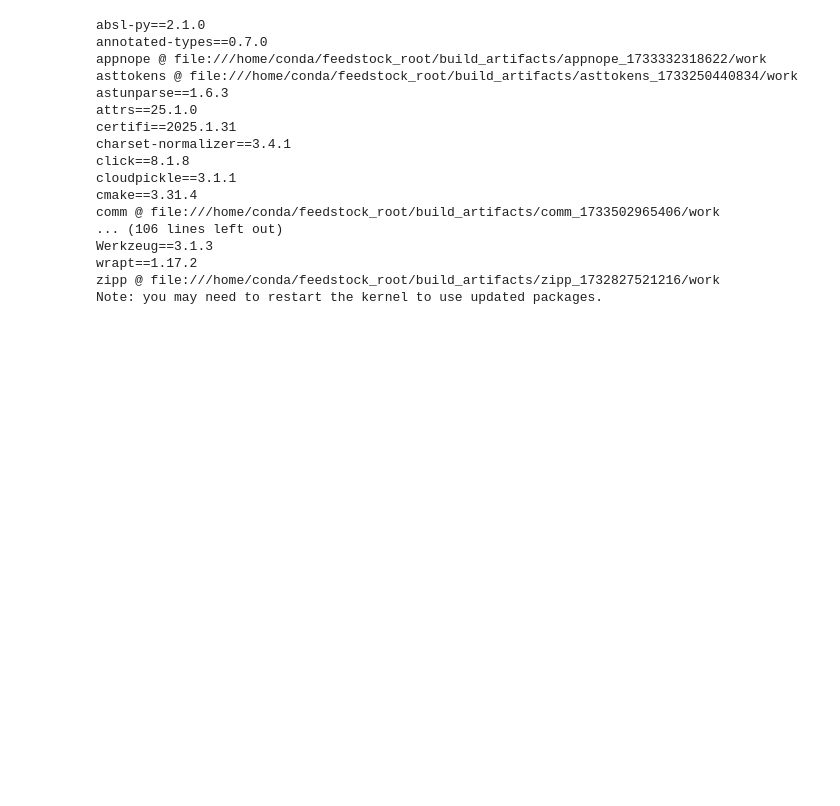
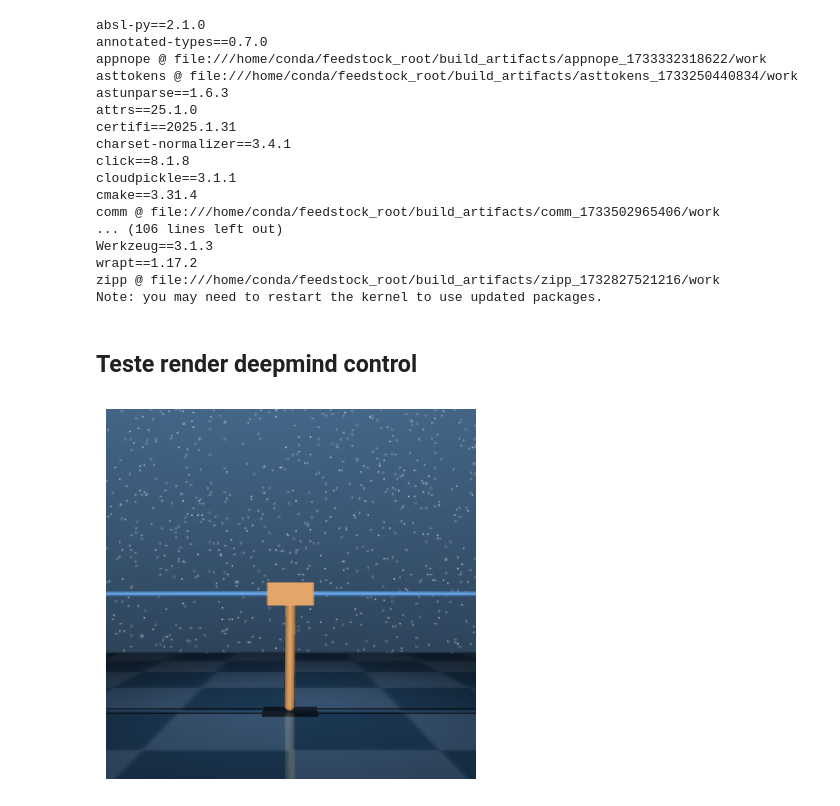
Before and after one commit to marcospaulo429/Reinforcement-Learning-AKCIT, a Jupyter notebook: DreamerV1/teste.ipynb, the cells around one changed output. Saved outputs shown, nothing was run; the diff lists cells and outputs as text; code cells hidden in the pictures; blank space fills up the shorter version.

```diff
--- a/DreamerV1/teste.ipynb
+++ b/DreamerV1/teste.ipynb
@@ -167,3 +167,33 @@ Werkzeug==3.1.3
 wrapt==1.17.2
 zipp @ file:///home/conda/feedstock_root/build_artifacts/zipp_1732827521216/work
 Note: you may need to restart the kernel to use updated packages.
+# %% [markdown]
+## Teste render deepmind control
+# %%
+import matplotlib.pyplot as plt
+from dm_control import suite
+from dm_control.suite.wrappers import pixels
+
+# Define as dimensões desejadas para a renderização
+HEIGHT = 256
+WIDTH = 256
+
+# Carrega o ambiente "cartpole" com a tarefa "swingup"
+env = suite.load(domain_name="cartpole", task_name="swingup")
+
+# Envolve o ambiente para retornar apenas imagens (pixels)
+env = pixels.Wrapper(env, pixels_only=False,
+                     render_kwargs={'height': HEIGHT, 'width': WIDTH, 'camera_id': 0})
+
+# Reseta o ambiente e obtém o estado inicial
+time_step = env.reset()
+
+# A imagem está na observação com a chave 'pixels'
+image = time_step.observation['pixels']
+
+# Exibe a imagem usando o matplotlib
+plt.imshow(image)
+plt.axis('off')
+plt.show()
+# %% [output]
+[figure, added]
```
Also changed, not shown: 3 other files.
